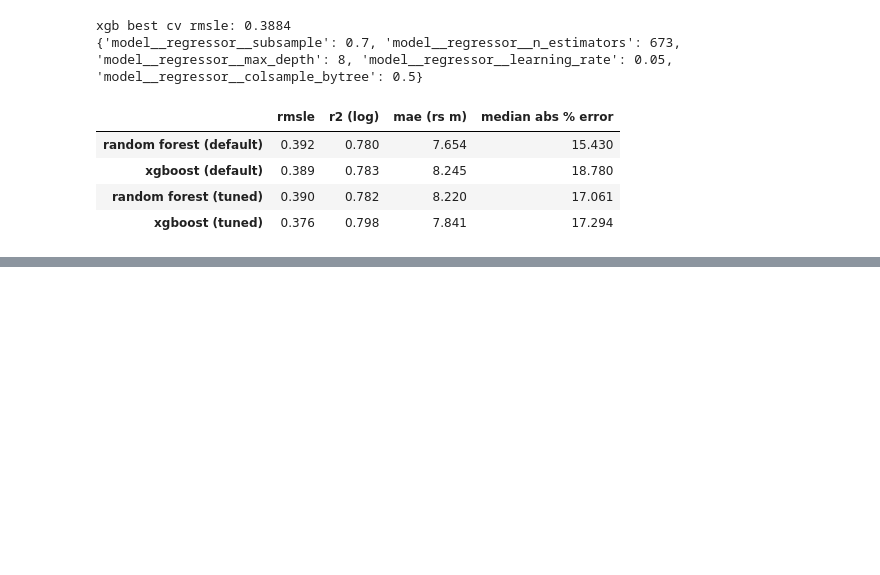
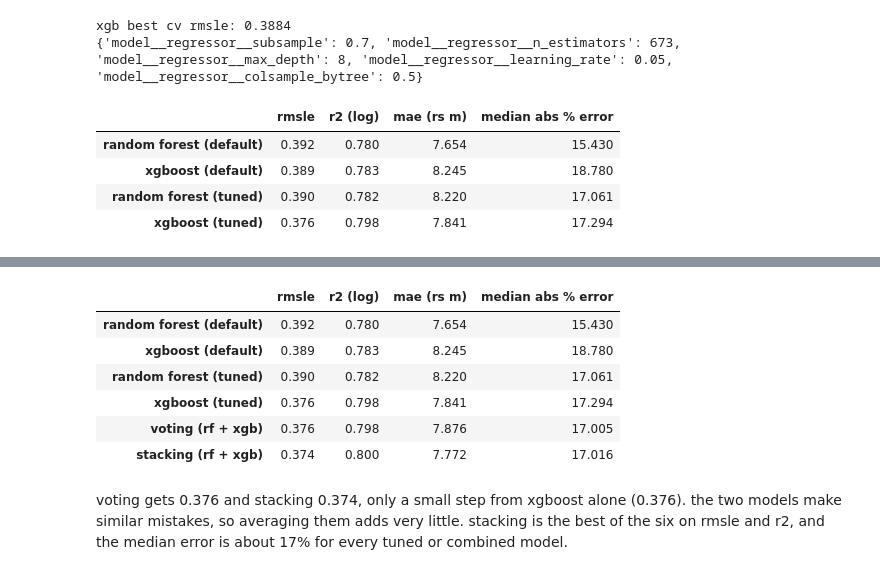
Before and after one commit to dsameendra/lk-ensemble-lab, a Jupyter notebook: notebooks/modelling.ipynb, the cells around one changed output, grey strips where cells are left out. Saved outputs shown, nothing was run; the diff lists cells and outputs as text; code cells hidden in the pictures; blank space fills up the shorter version.

Commit message:
add voting and stacking

```diff
--- a/notebooks/modelling.ipynb
+++ b/notebooks/modelling.ipynb
@@ -207,0 +211,11 @@ tuning helped xgboost more. its rmsle goes from 0.389 to 0.376 while the forest
+# %%
+rf_model = clone(rf_best.named_steps['model'].regressor)
+xgb_model = clone(xgb_best.named_steps['model'].regressor)
+
+voting = make_pipeline(VotingRegressor([('rf', clone(rf_model)), ('xgb', clone(xgb_model))]))
+stacking = make_pipeline(StackingRegressor(
+    estimators=[('rf', clone(rf_model)), ('xgb', clone(xgb_model))],
+    final_estimator=RidgeCV(), cv=3))
+
+voting.fit(X_train, y_train)
+stacking.fit(X_train, y_train)
@@ -207,0 +244,32 @@ tuning helped xgboost more. its rmsle goes from 0.389 to 0.376 while the forest
+# %%
+models = {
+    'random forest (default)': rf_default,
+    'xgboost (default)': xgb_default,
+    'random forest (tuned)': rf_best,
+    'xgboost (tuned)': xgb_best,
+    'voting (rf + xgb)': voting,
+    'stacking (rf + xgb)': stacking,
+}
+
+def evaluate(pipe):
+    pred = pipe.predict(X_test)
+    log_t, log_p = np.log1p(y_test), np.log1p(pred)
+    return {
+        'rmsle': mean_squared_error(log_t, log_p) ** 0.5,
+        'r2 (log)': r2_score(log_t, log_p),
+        'mae (rs m)': mean_absolute_error(y_test, pred) / 1e6,
+        'median abs % error': (np.abs(pred - y_test) / y_test).median() * 100,
+    }
+
+results = pd.DataFrame({name: evaluate(m) for name, m in models.items()}).T.round(3)
+results
+# %% [output]
+|  | rmsle | r2 (log) | mae (rs m) | median abs % error |
+| random forest (default) | 0.392 | 0.780 | 7.654 | 15.430 |
+| xgboost (default) | 0.389 | 0.783 | 8.245 | 18.780 |
+| random forest (tuned) | 0.390 | 0.782 | 8.220 | 17.061 |
+| xgboost (tuned) | 0.376 | 0.798 | 7.841 | 17.294 |
+| voting (rf + xgb) | 0.376 | 0.798 | 7.876 | 17.005 |
+| stacking (rf + xgb) | 0.374 | 0.800 | 7.772 | 17.016 |
+# %% [markdown]
+voting gets 0.376 and stacking 0.374, only a small step from xgboost alone (0.376). the two models make similar mistakes, so averaging them adds very little. stacking is the best of the six on rmsle and r2, and the median error is about 17% for every tuned or combined model.
```
Also changed, not shown: parts of 4 cells of this notebook, 1 other file.
